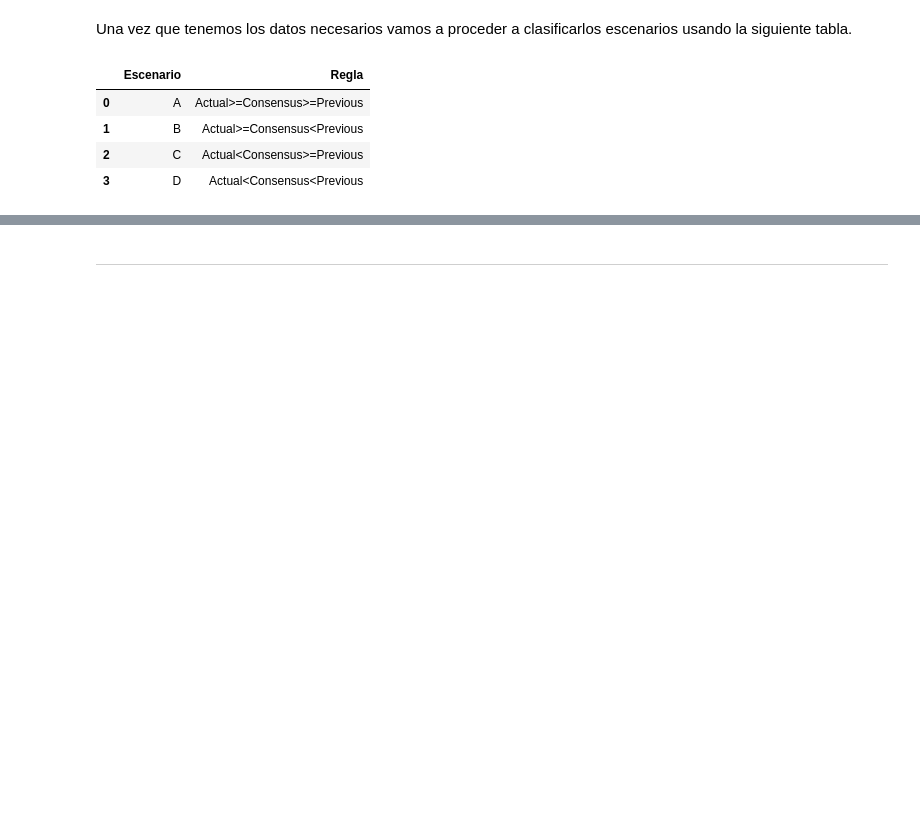
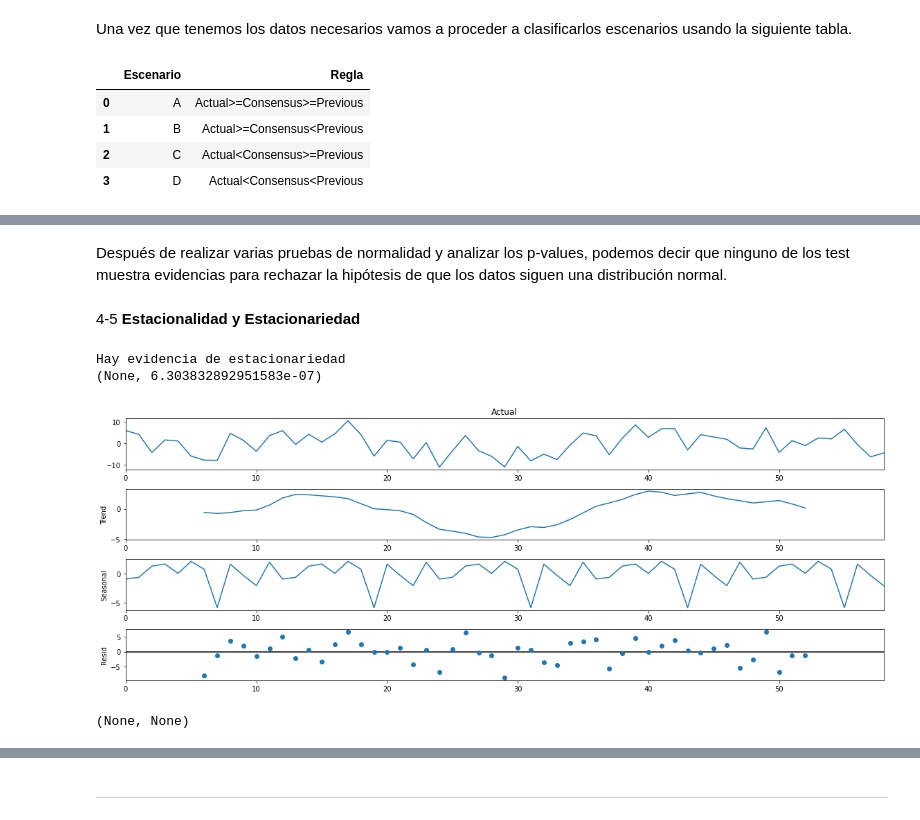
Before and after one commit to ariadnagalindom/myst_proyecto_1, a Jupyter notebook: notebook.ipynb, the cells around one changed output, grey strips where cells are left out. Saved outputs shown, nothing was run; the diff lists cells and outputs as text; code cells hidden in the pictures; blank space fills up the shorter version.

```diff
--- a/notebook.ipynb
+++ b/notebook.ipynb
@@ -146,0 +267,11 @@ See the caveats in the documentation: https://pandas.pydata.org/pandas-docs/stab
+# %% [markdown]
+Después de realizar varias pruebas de normalidad y analizar los p-values, podemos decir que ninguno de los test muestra evidencias para rechazar la hipótesis de que los datos siguen una distribución normal.
+# %% [markdown]
+4-5 **Estacionalidad y Estacionariedad**
+# %%
+v.estacion(d.indice)
+# %% [output]
+Hay evidencia de estacionariedad
+(None, 6.303832892951583e-07)
+[figure, added]
+(None, None)
```
Also changed, not shown: parts of 33 cells of this notebook, 4 other files.
